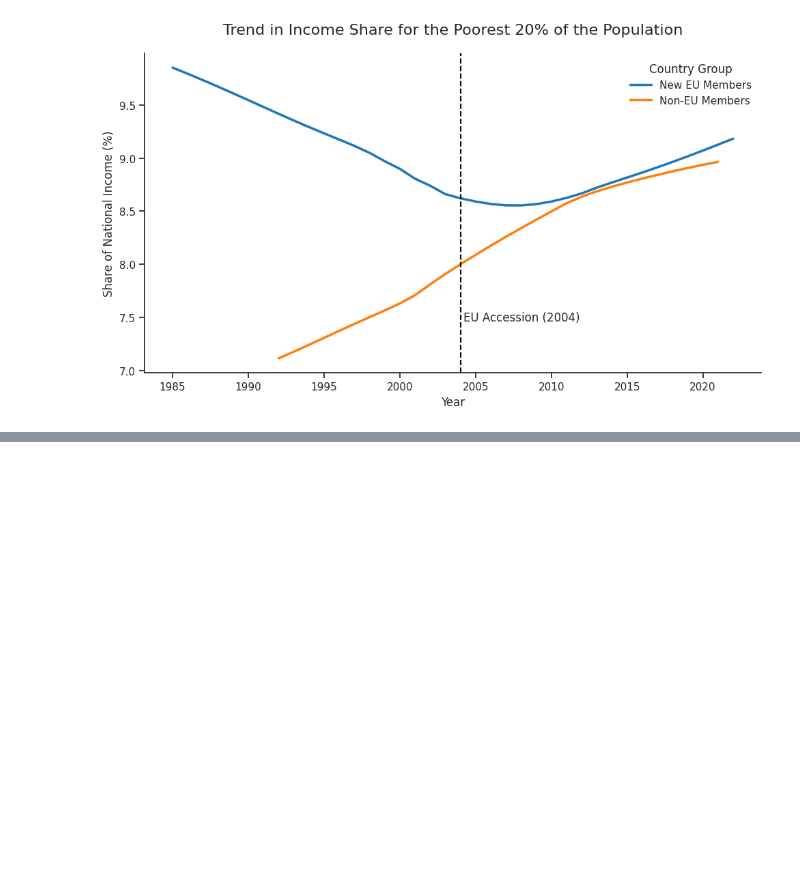
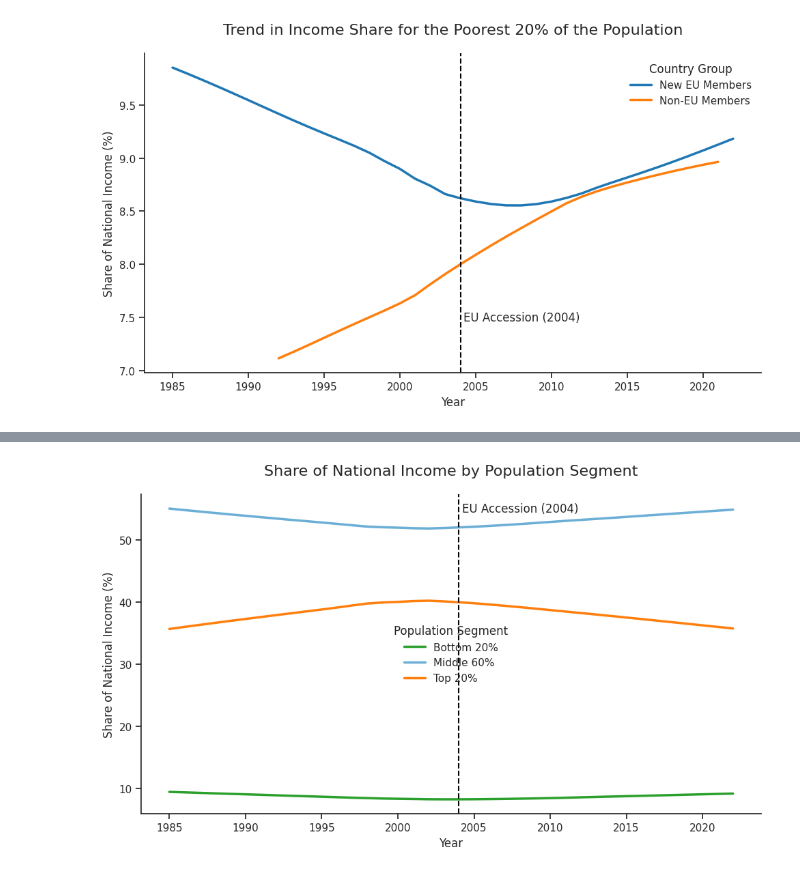
Before and after one commit to MarusR/CIRS_dataset, a Jupyter notebook: notebooks/01_poverty_headcount.ipynb, the cells around one changed output, grey strips where cells are left out. Cells and saved outputs as stored; diff of their text form; code cells hidden in the pictures; blank space fills up the shorter version.

```diff
--- a/notebooks/01_poverty_headcount.ipynb
+++ b/notebooks/01_poverty_headcount.ipynb
@@ -324,0 +335,47 @@ plt.show()
+# %%
+# ...existing code...
+shares_long = (
+    df.assign(
+        bottom20=pd.to_numeric(df["income_share_lowest20"], errors="coerce"),
+        top20=pd.to_numeric(df["Income share held by highest 20%"], errors="coerce")
+    )
+    .assign(middle60=lambda d: 100 - d["bottom20"] - d["top20"])
+    [["year", "eu_entrant", "bottom20", "middle60", "top20"]]
+    .melt(id_vars=["year", "eu_entrant"], var_name="segment", value_name="share")
+    .dropna()
+    .groupby(["eu_entrant", "year", "segment"], as_index=False)["share"].mean()
+    .assign(
+        group=lambda d: d["eu_entrant"].map({0: "Non‑EU Members", 1: "New EU Members"}),
+        segment=lambda d: d["segment"].map({"bottom20": "Bottom 20%", "middle60": "Middle 60%", "top20": "Top 20%"})
+    )
+)
+
+fig, ax = plt.subplots(figsize=(10, 6))
+palette = {"Bottom 20%": "#2ca02c", "Middle 60%": "#6baed6", "Top 20%": "#ff7f0e"}
+
+for seg, g in shares_long.groupby("segment"):
+    sns.regplot(
+        data=g,
+        x="year",
+        y="share",
+        ax=ax,
+        lowess=True,
+        ci=None,
+        scatter=False,
+        label=seg,
+        color=palette[seg],
+        line_kws={"lw": 2.5}
+    )
+
+ax.axvline(ACCESSION_YEAR, color="black", linestyle="--", lw=1.5)
+ax.text(ACCESSION_YEAR + 0.2, 55, f"EU Accession ({ACCESSION_YEAR})", va="center")
+
+ax.set_title("Share of National Income by Population Segment", fontsize=16, pad=20)
+ax.set_ylabel("Share of National Income (%)")
+ax.set_xlabel("Year")
+ax.legend(title="Population Segment", frameon=False)
+sns.despine()
+plt.tight_layout()
+plt.show()
+# %% [output]
+[figure, added]
```
Also changed, not shown: parts of 8 cells of this notebook, 2 other files.
